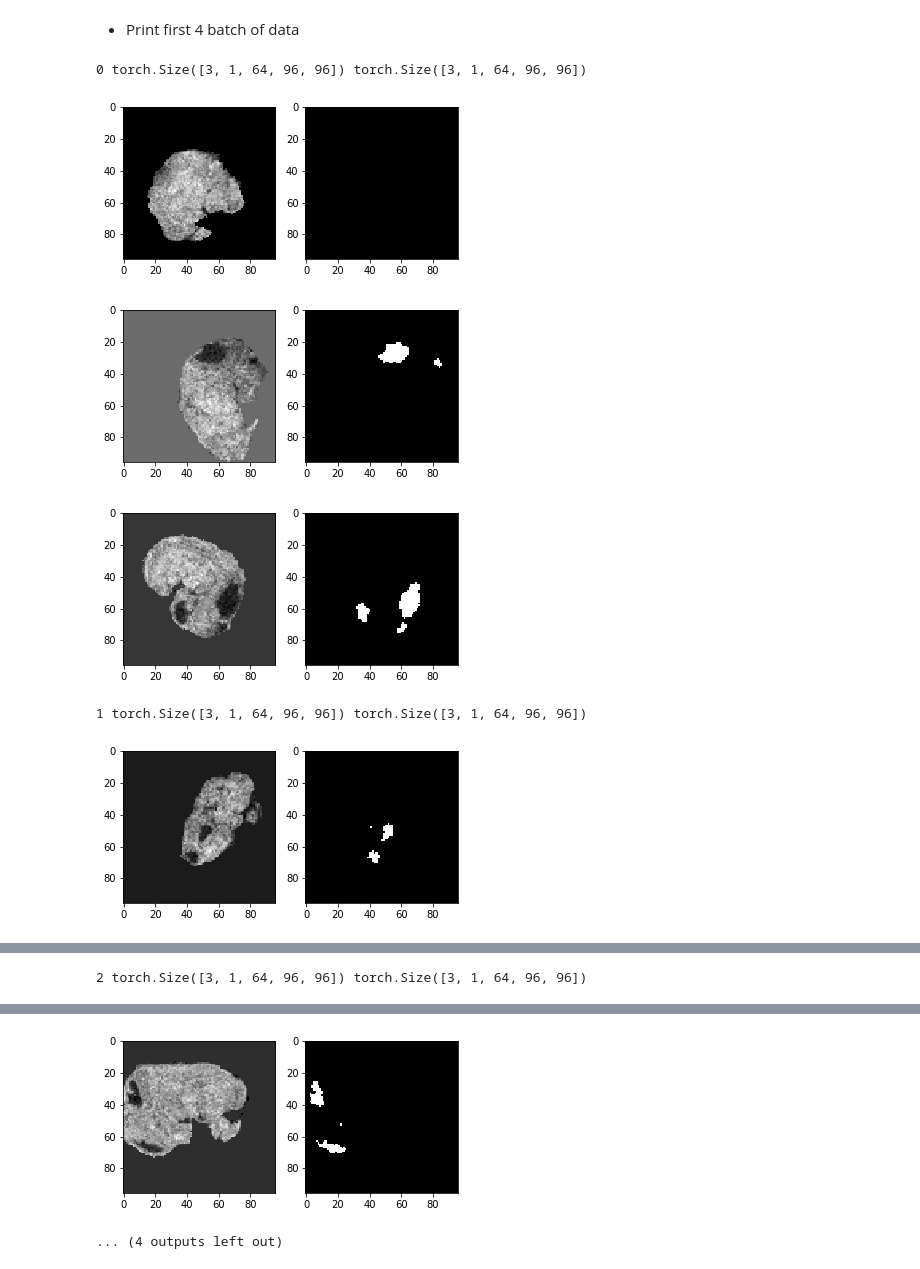
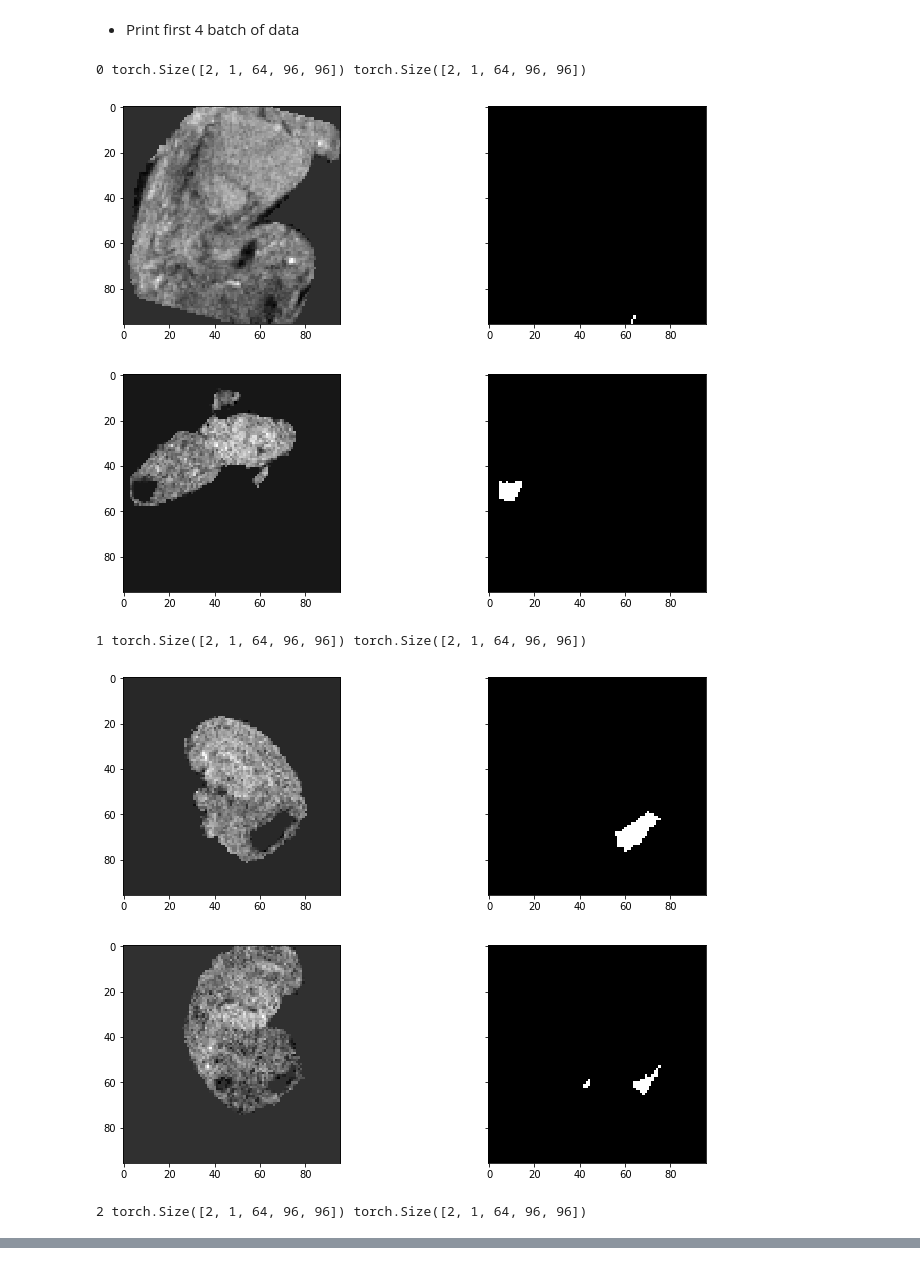
Before and after one commit to tongdaxu/ECE-GY-6123-IMAGE-AND-VIDEO-PROCESSING, a Jupyter notebook: MouseProj/05-Mask Vnet.ipynb, the cells around one changed output, grey strips where cells are left out. Saved outputs shown, nothing was run; the diff lists cells and outputs as text; code cells hidden in the pictures.

```diff
--- a/MouseProj/05-Mask Vnet.ipynb
+++ b/MouseProj/05-Mask Vnet.ipynb
@@ -28,10 +28,10 @@ import torchvision.transforms as T
 #------------------------------- GLOBAL VARIABLES -------------------------------------#
 
 USE_GPU = True
-BATCH_SIZE = 3
+BATCH_SIZE = 2
 NUM_WORKERS = 6
 NUM_TRAIN = 72
-LEARNING_RATE = 1e-3
+LEARNING_RATE = 1e-2
 
 dtype = torch.float32 # we will be using float throughout this tutorial
 
@@ -69,16 +69,17 @@ validation_loader = DataLoader(dataset_trans, batch_size=BATCH_SIZE,
 # %%
 for i_batch, sample_batched in enumerate(train_loader):
     print(i_batch, sample_batched['image'].size(), \
           sample_batched['label'].size())
-    show_batch_image(sample_batched['image'],sample_batched['label'],BATCH_SIZE, level=2)
+    show_batch_image(sample_batched['image'],sample_batched['label'],BATCH_SIZE)
 
     # observe 4th batch and stop.
     if i_batch == 3:
         break
 # %% [output]
-0 torch.Size([3, 1, 64, 96, 96]) torch.Size([3, 1, 64, 96, 96])
+0 torch.Size([2, 1, 64, 96, 96]) torch.Size([2, 1, 64, 96, 96])
-[figure, old version]
+[figure, new version]
-[figure, old version]
+[figure, new version]
+1 torch.Size([2, 1, 64, 96, 96]) torch.Size([2, 1, 64, 96, 96])
-[figure, old version]
+[figure, new version]
-1 torch.Size([3, 1, 64, 96, 96]) torch.Size([3, 1, 64, 96, 96])
-[figure, old version]
+[figure, new version]
+2 torch.Size([2, 1, 64, 96, 96]) torch.Size([2, 1, 64, 96, 96])
@@ -87 +87,0 @@ for i_batch, sample_batched in enumerate(train_loader):
-2 torch.Size([3, 1, 64, 96, 96]) torch.Size([3, 1, 64, 96, 96])
@@ -90,5 +91,3 @@ for i_batch, sample_batched in enumerate(train_loader):
-[figure, removed]
-... (4 outputs left out)
 # %%
 from vnet import VNet
 #-------------------------NEW MODEL INIT WEIGHT--------------------------------------#
```
Also changed, not shown: parts of 1 cell of this notebook, 5 other files.
